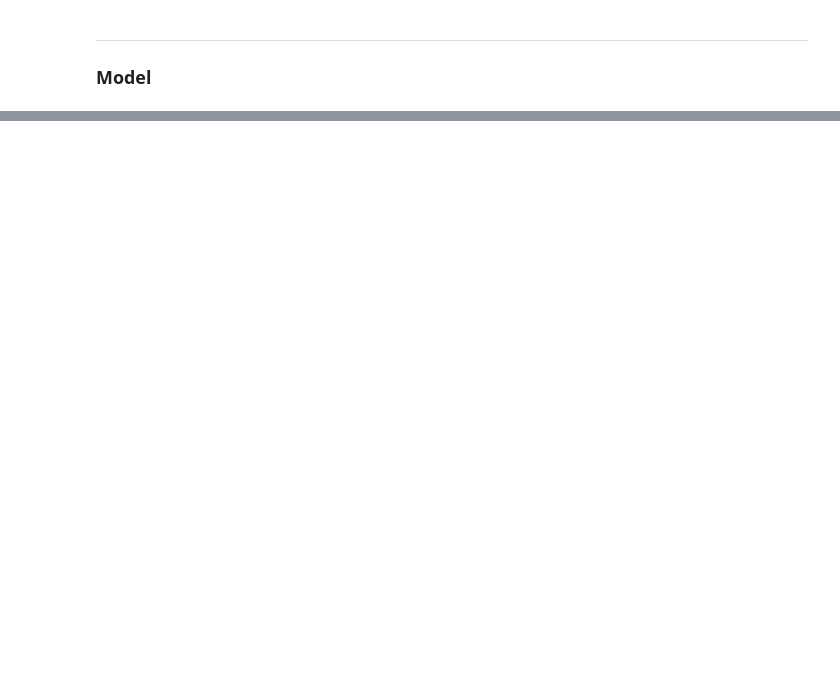
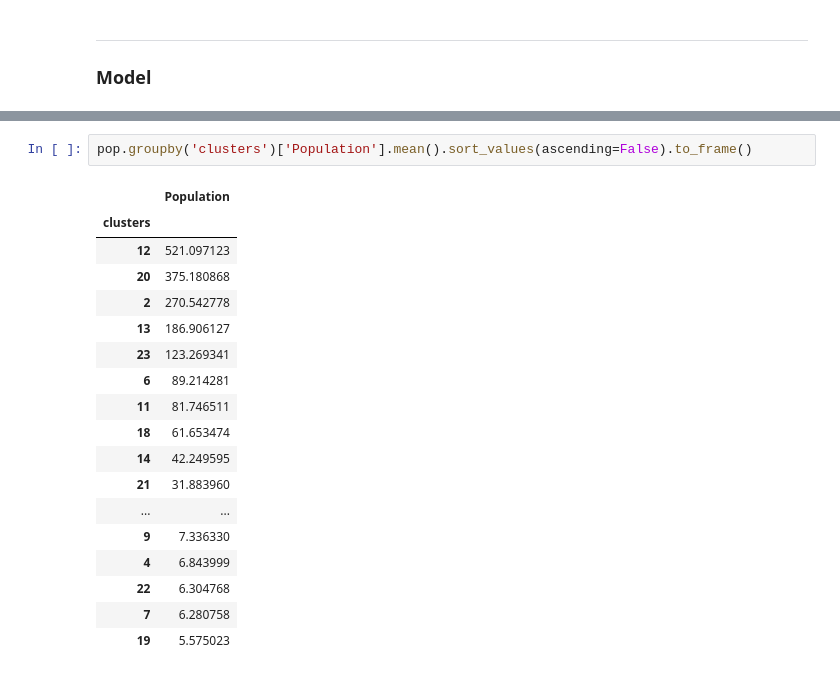
Before and after one commit to mdevay/Nairobi, a Jupyter notebook: Population Density Clustering.ipynb, the cells around one changed output, grey strips where cells are left out. Drawn from its saved outputs; the diff is of its cells as text; blank space fills up the shorter version.

```diff
--- a/Population Density Clustering.ipynb
+++ b/Population Density Clustering.ipynb
@@ -65,0 +134,21 @@ silhouette_score(X.head(20_000), km.labels_[:20_000])
+# %%
+pop.groupby('clusters')['Population'].mean().sort_values(ascending=False).to_frame()
+# %% [output]
+|  | Population |
+| clusters |  |
+| 12 | 521.097123 |
+| 20 | 375.180868 |
+| 2 | 270.542778 |
+| 13 | 186.906127 |
+| 23 | 123.269341 |
+| 6 | 89.214281 |
+| 11 | 81.746511 |
+| 18 | 61.653474 |
+| 14 | 42.249595 |
+| 21 | 31.883960 |
+| ... | ... |
+| 9 | 7.336330 |
+| 4 | 6.843999 |
+| 22 | 6.304768 |
+| 7 | 6.280758 |
+| 19 | 5.575023 |
```
Also changed, not shown: parts of 31 cells of this notebook, 1 other file.
